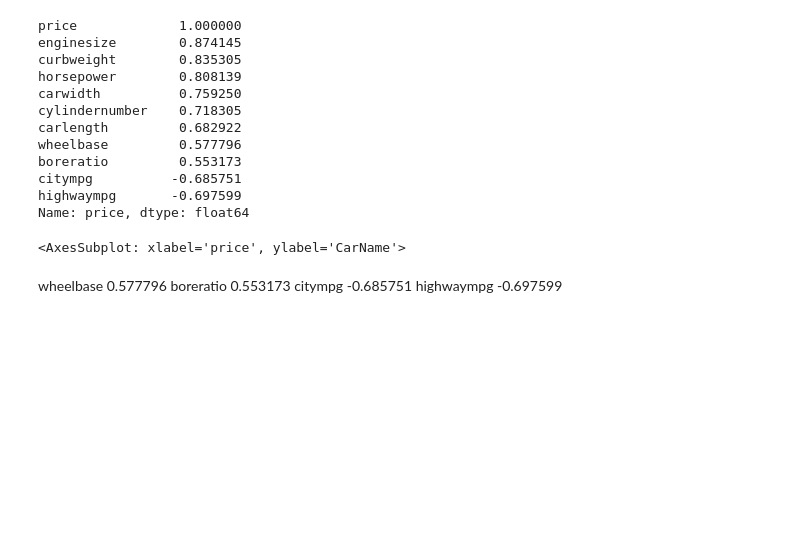
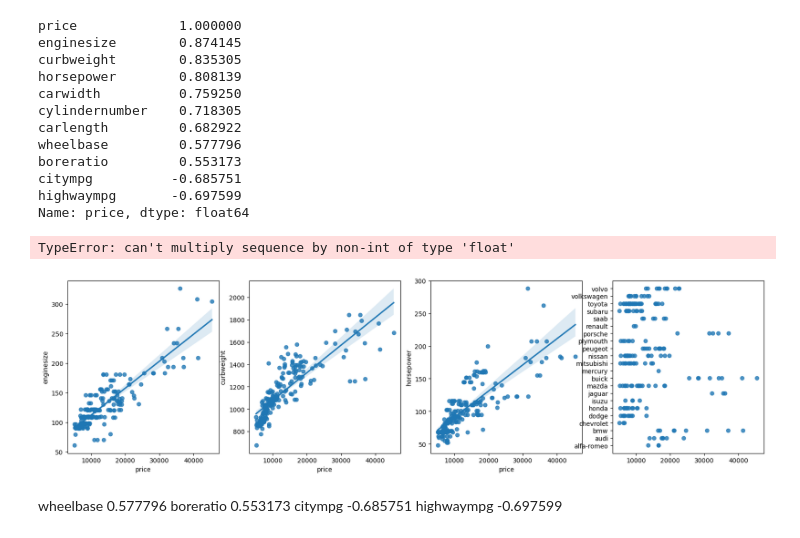
Before and after one commit to ForskyOnly/car_price_prediction, a Jupyter notebook: data_anlyse.ipynb, the cells around one changed output. Saved outputs shown, nothing was run; the diff lists cells and outputs as text; code cells hidden in the pictures; blank space fills up the shorter version.

```diff
--- a/data_anlyse.ipynb
+++ b/data_anlyse.ipynb
@@ -57,11 +57,12 @@ plt.show()
 # %%
 fig, axes = plt.subplots(1, 4, figsize=(20, 5))
 
-sns.boxplot(y='enginesize', x='price', data=df, ax=axes[0])
-sns.boxplot(y='curbweight', x='price', data=df, ax=axes[1])
-sns.boxplot(y='horsepower', x='price', data=df, ax=axes[2])
-sns.boxplot(y='CarName', x='price', data=df, ax=axes[3])
+sns.regplot(y='enginesize', x='price', data=df, ax=axes[0])
+sns.regplot(y='curbweight', x='price', data=df, ax=axes[1])
+sns.regplot(y='horsepower', x='price', data=df, ax=axes[2])
+sns.regplot(y='CarName', x='price', data=df, ax=axes[3])
 # %% [output]
-<AxesSubplot: xlabel='price', ylabel='CarName'>
+TypeError: can't multiply sequence by non-int of type 'float'
+[figure, added]
 # %%
 # fig, axes = plt.subplots(1, 4, figsize=(20, 5))
```
Also changed, not shown: parts of 3 cells of this notebook, 2 other files.
